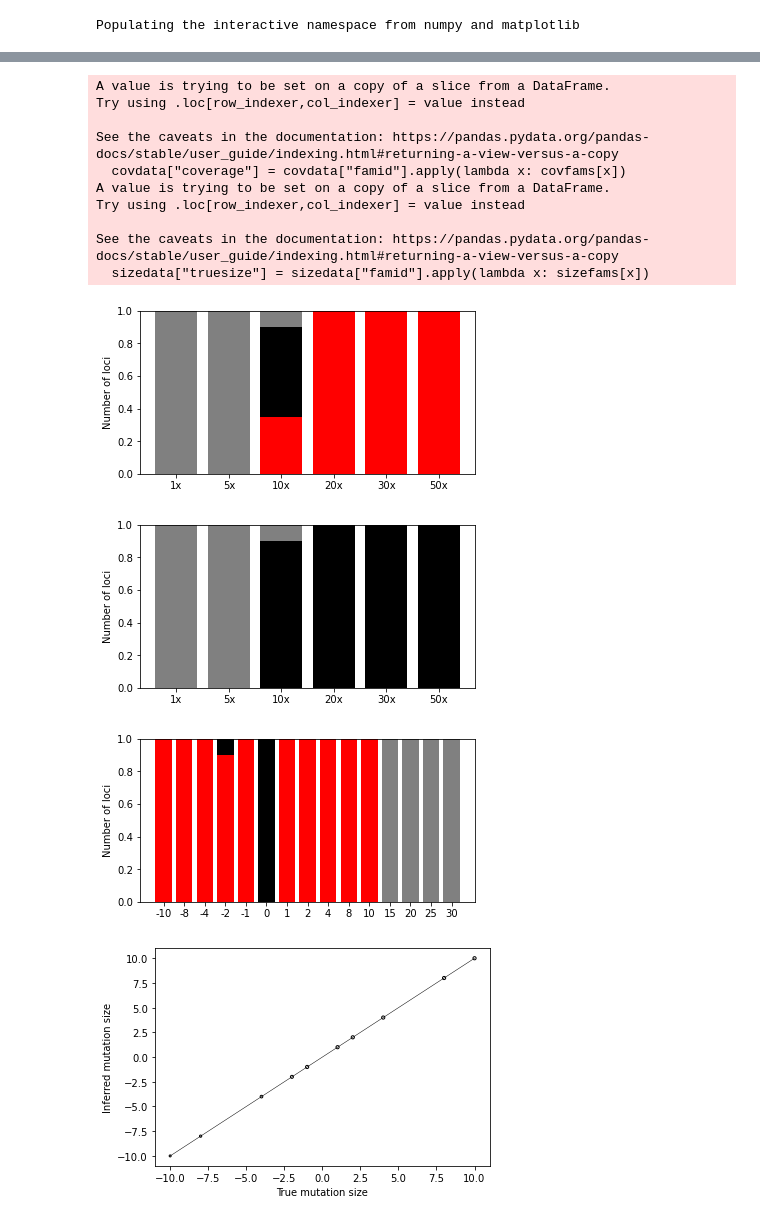
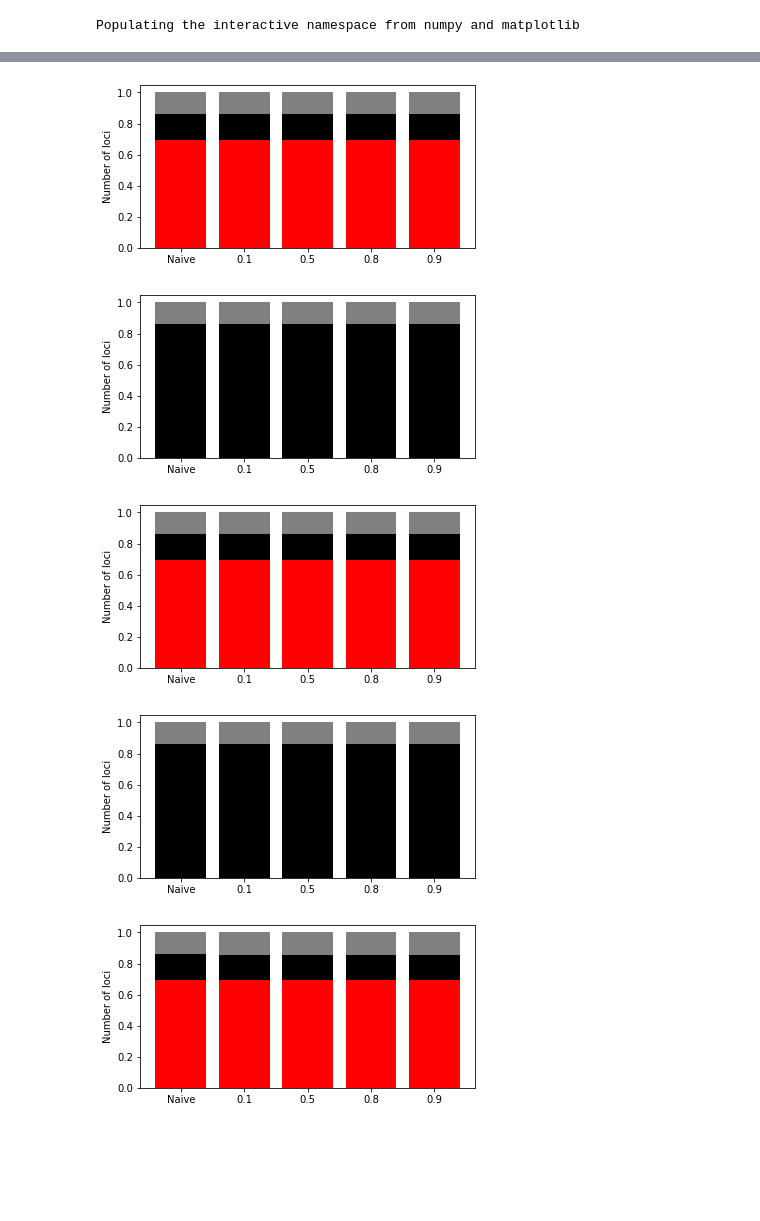
Before and after one commit to gymreklab/ssc-denovos-paper, a Jupyter notebook: simulations/monstr-simulations.ipynb, the cells around one changed output, grey strips where cells are left out. Cells and saved outputs as stored; diff of their text form; code cells hidden in the pictures; blank space fills up the shorter version.

Commit message:
updating simulation plots for het parents and 100 loci

```diff
--- a/simulations/monstr-simulations.ipynb
+++ b/simulations/monstr-simulations.ipynb
@@ -24,7 +30,7 @@ thresh = 0.5
 Populating the interactive namespace from numpy and matplotlib
 # %%
 # Load sizes
-gref = pd.read_csv("10_input_loci.bed", sep=",", names=["chrom","pos","end"])
+gref = pd.read_csv("input_loci.bed", sep=",", names=["chrom","pos","end"])
 # %%
 def MutBarPlot(counts, xlabels, fname=None):
     # normalize counts to sum to 1
@@ -165,2 +184,0 @@ PlotModelVsNaive(gref)
-# %%
-PlotSimulations("naive", covs, sizes, thresh, gref)
@@ -182,17 +185,10 @@ See the caveats in the documentation: https://pandas.pydata.org/pandas-docs/stab
-# %%
-PlotSimulations("model", covs, sizes, 0.5, gref)
-# %% [output]
-A value is trying to be set on a copy of a slice from a DataFrame.
-Try using .loc[row_indexer,col_indexer] = value instead
-
-See the caveats in the documentation: https://pandas.pydata.org/pandas-docs/stable/user_guide/indexing.html#returning-a-view-versus-a-copy
-  covdata["coverage"] = covdata["famid"].apply(lambda x: covfams[x])
-A value is trying to be set on a copy of a slice from a DataFrame.
-Try using .loc[row_indexer,col_indexer] = value instead
-
-See the caveats in the documentation: https://pandas.pydata.org/pandas-docs/stable/user_guide/indexing.html#returning-a-view-versus-a-copy
-  sizedata["truesize"] = sizedata["famid"].apply(lambda x: sizefams[x])
-[figure, removed]
-[figure, removed]
-[figure, removed]
-[figure, removed]
+# %%
+PlotModelVsNaive(gref, hetstring="")
+PlotModelVsNaive(gref, hetstring="H")
+PlotModelVsNaive(gref, hetstring="HH")
+# %% [output]
+[figure, added]
+[figure, added]
+[figure, added]
+[figure, added]
+[figure, added]
```
Also changed, not shown: parts of 7 cells of this notebook.
